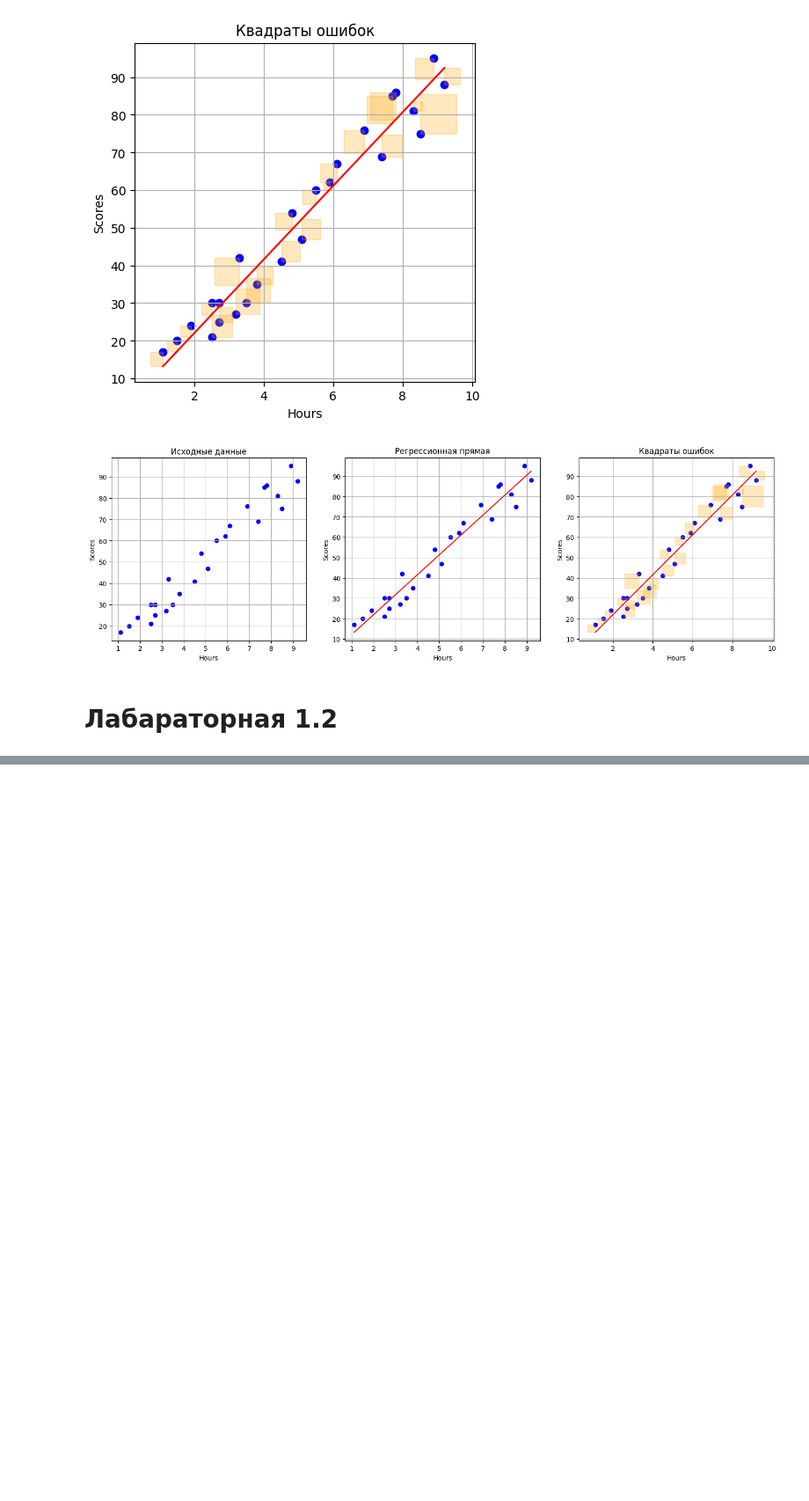
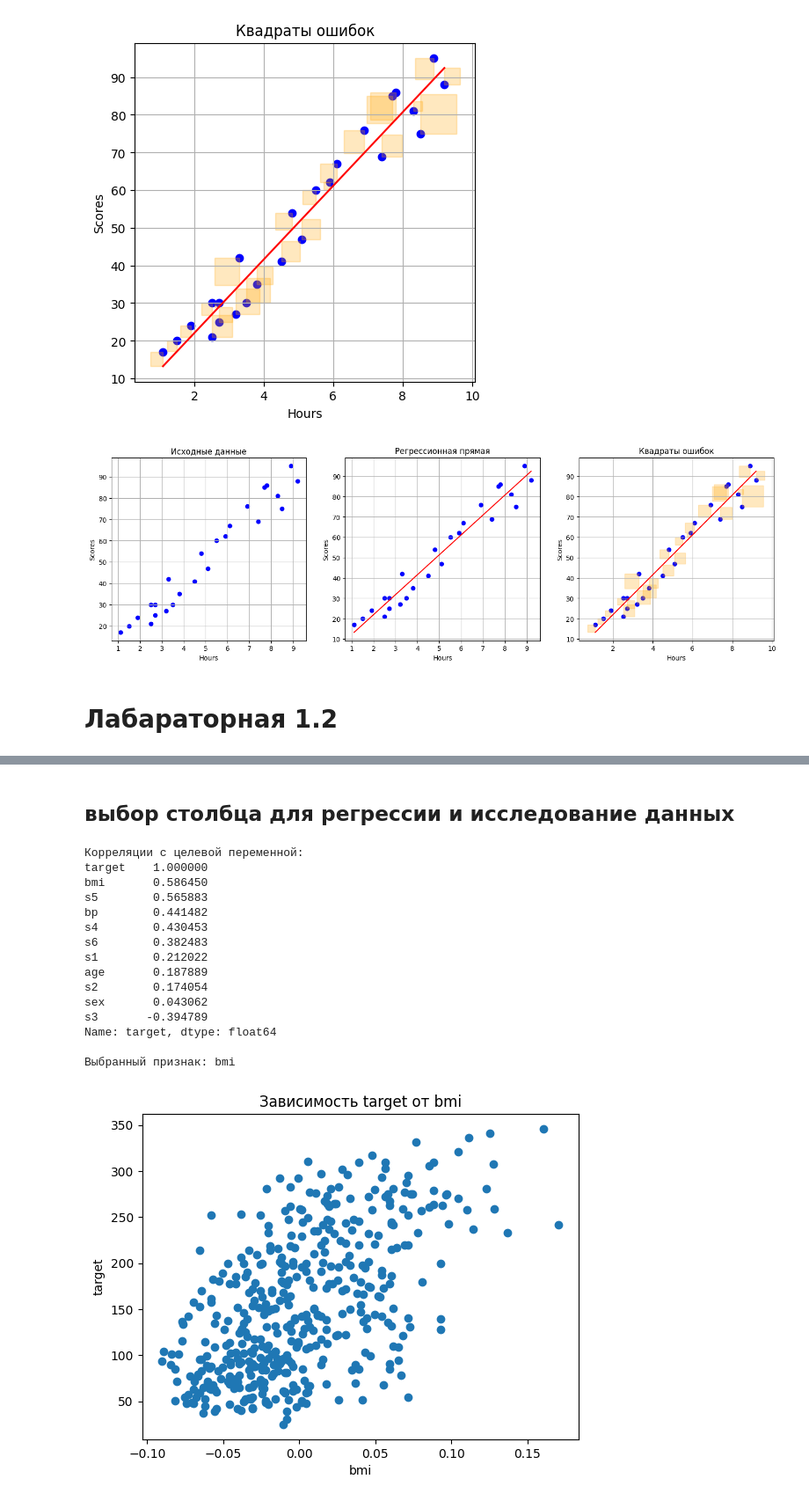
Before and after one commit to frodorm/ML_labs, a Jupyter notebook: lab1/lab.ipynb, the cells around one changed output, grey strips where cells are left out. Shown: that part at 88% size. Cells and saved outputs as stored; diff of their text form; code cells hidden in the pictures; blank space fills up the shorter version.

```diff
--- a/lab1/lab.ipynb
+++ b/lab1/lab.ipynb
@@ -138,0 +147,7 @@ plot_error_squares(data, x_col, y_col, a, b, ax3)
+# %%
+diabetes = datasets.load_diabetes()
+print(diabetes.DESCR)
+
+diabetes_df = pd.DataFrame(diabetes.data, columns=diabetes.feature_names)
+diabetes_df['target'] = diabetes.target
+diabetes_df.head()
@@ -138,0 +178,32 @@ plot_error_squares(data, x_col, y_col, a, b, ax3)
+# %% [markdown]
+## выбор столбца для регрессии и исследование данных
+# %%
+correlations = diabetes_df.corr()['target'].sort_values(ascending=False)
+print("Корреляции с целевой переменной:")
+print(correlations)
+
+feature_name = correlations.index[1]
+print(f"\nВыбранный признак: {feature_name}")
+
+plt.scatter(diabetes_df[feature_name], diabetes_df['target'])
+plt.title(f'Зависимость target от {feature_name}')
+plt.xlabel(feature_name)
+plt.ylabel('target')
+plt.show()
+# %% [output]
+Корреляции с целевой переменной:
+target    1.000000
+bmi       0.586450
+s5        0.565883
+bp        0.441482
+s4        0.430453
+s6        0.382483
+s1        0.212022
+age       0.187889
+s2        0.174054
+sex       0.043062
+s3       -0.394789
+Name: target, dtype: float64
+
+Выбранный признак: bmi
+[figure, added]
```
Also changed, not shown: parts of 9 cells of this notebook.
